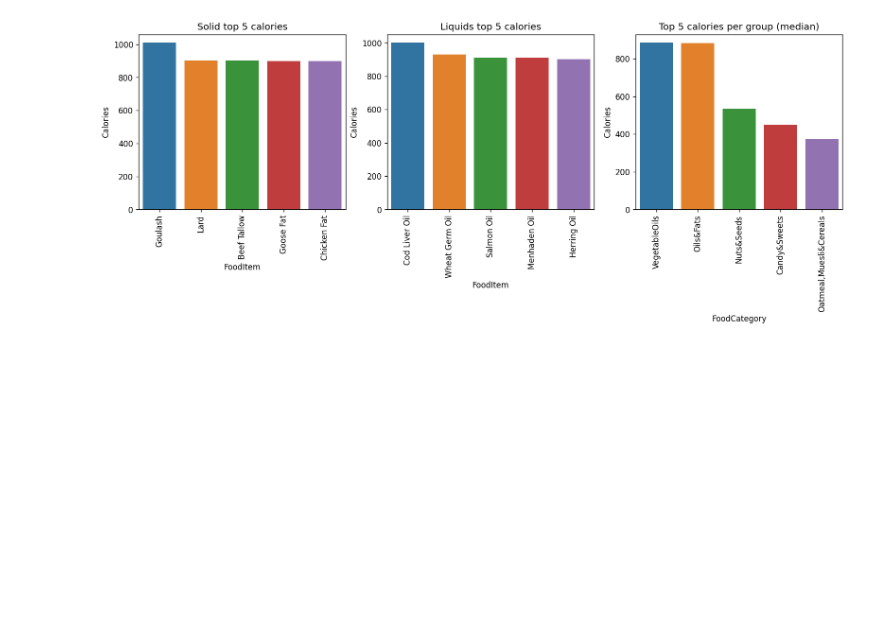
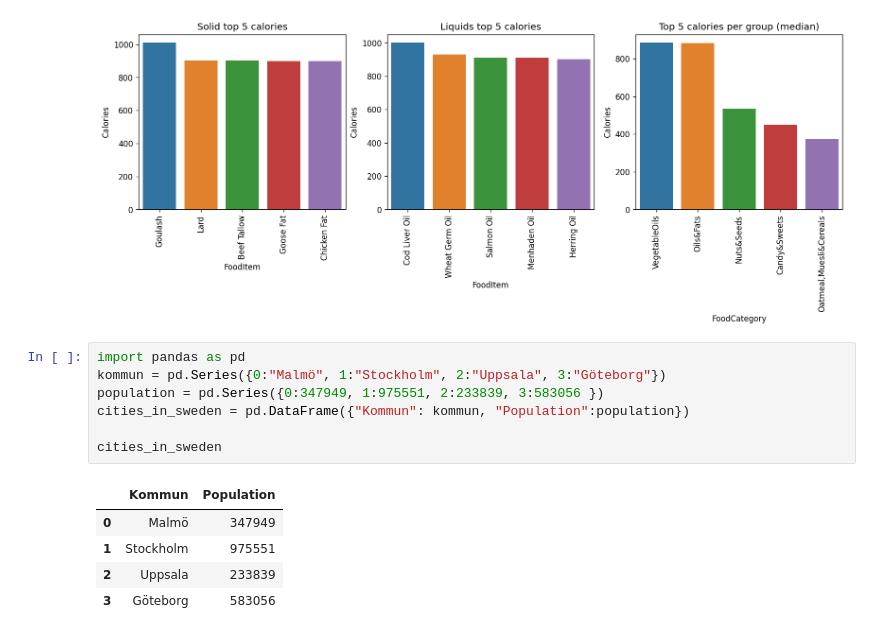
Before and after one commit to VineelaNedunuri/Databehandling-Vineela-Nedunuri, a Jupyter notebook: Code-alongs/L0_pandas_basics.ipynb, the cells around one changed output. Saved outputs shown, nothing was run; the diff lists cells and outputs as text; blank space fills up the shorter version.

Commit message:
pandas

```diff
--- a/Code-alongs/L0_pandas_basics.ipynb
+++ b/Code-alongs/L0_pandas_basics.ipynb
@@ -501,3 +501,16 @@ for i, (data, title) in enumerate(zip(data_frames, titles)):
 plt.savefig("../assets/top_calories_food.png", facecolor = "white", bbox_inches = "tight")
 # %% [output]
 [figure]
+# %%
+import pandas as pd
+kommun = pd.Series({0:"Malmö", 1:"Stockholm", 2:"Uppsala", 3:"Göteborg"})
+population = pd.Series({0:347949, 1:975551, 2:233839, 3:583056 })
+cities_in_sweden = pd.DataFrame({"Kommun": kommun, "Population":population})
+
+cities_in_sweden
+# %% [output]
+|  | Kommun | Population |
+| 0 | Malmö | 347949 |
+| 1 | Stockholm | 975551 |
+| 2 | Uppsala | 233839 |
+| 3 | Göteborg | 583056 |
```
Also changed, not shown: parts of 2 cells of this notebook, 1 other file.
